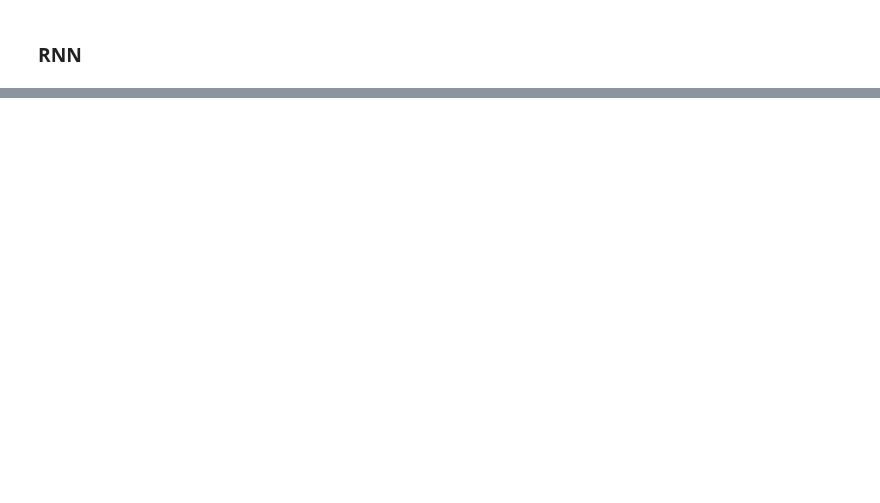
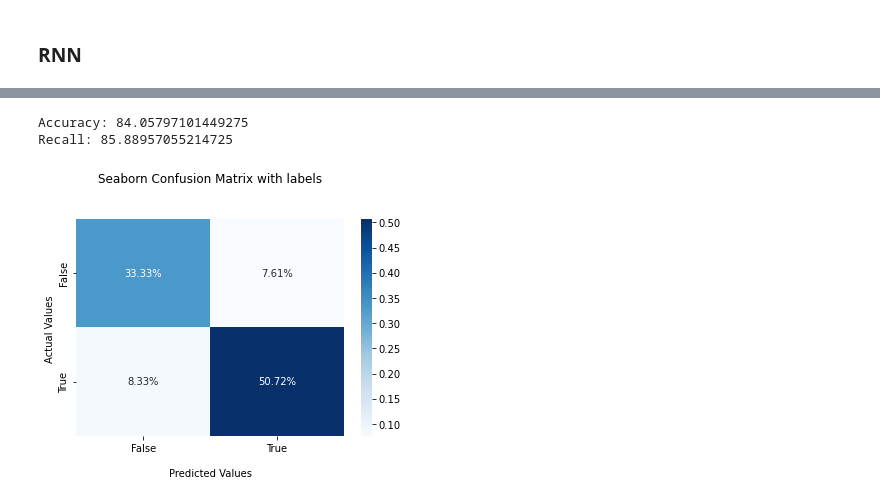
Before and after one commit to prathamagrawal/HeartBr, a Jupyter notebook: mlmodel.ipynb, the cells around one changed output, grey strips where cells are left out. Saved outputs shown, nothing was run; the diff lists cells and outputs as text; code cells hidden in the pictures; blank space fills up the shorter version.

```diff
--- a/mlmodel.ipynb
+++ b/mlmodel.ipynb
@@ -229,0 +324,21 @@ model.add()
+# %%
+conf_test=confusion_matrix(y_test,pred_test)
+print("Accuracy: "+str(accuracy_score(y_test,pred_test)*100))
+print("Recall: "+str(recall_score(y_test, pred_test)*100))
+ax = sns.heatmap(conf_test/np.sum(conf_test), annot=True,
+            fmt='.2%', cmap='Blues')
+
+ax.set_title('Seaborn Confusion Matrix with labels\n\n');
+ax.set_xlabel('\nPredicted Values')
+ax.set_ylabel('Actual Values ');
+
+## Ticket labels - List must be in alphabetical order
+ax.xaxis.set_ticklabels(['False','True'])
+ax.yaxis.set_ticklabels(['False','True'])
+
+## Display the visualization of the Confusion Matrix.
+plt.show()
+# %% [output]
+Accuracy: 84.05797101449275
+Recall: 85.88957055214725
+[figure, added]
```
Also changed, not shown: parts of 20 cells of this notebook.
